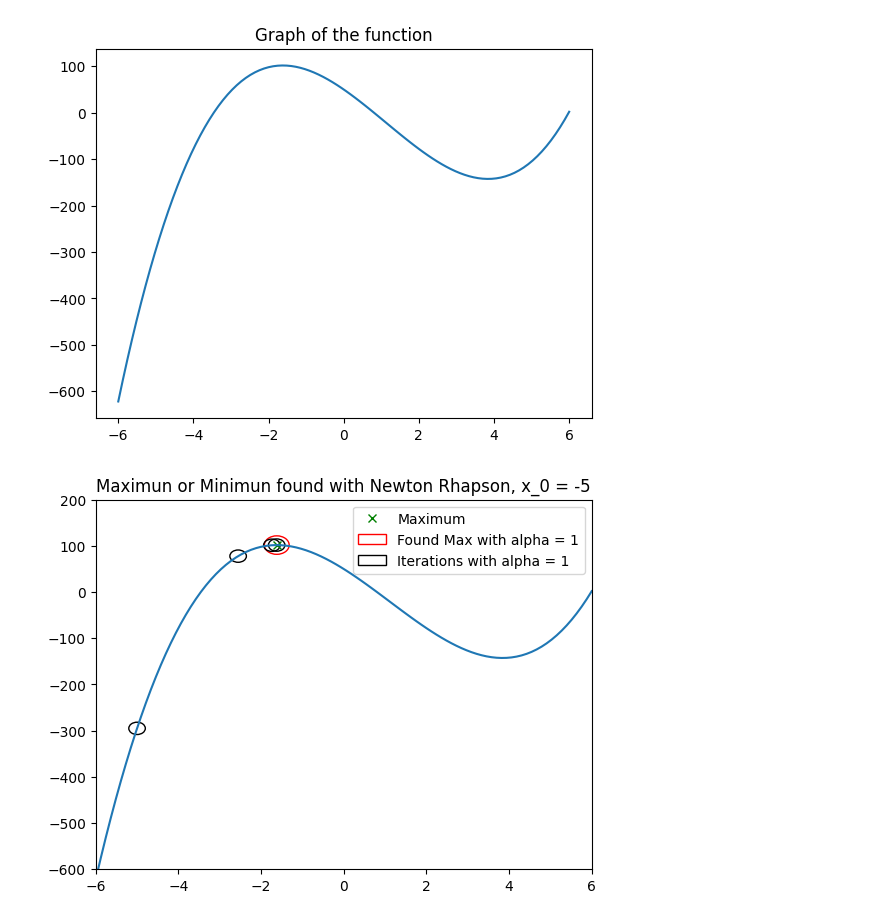
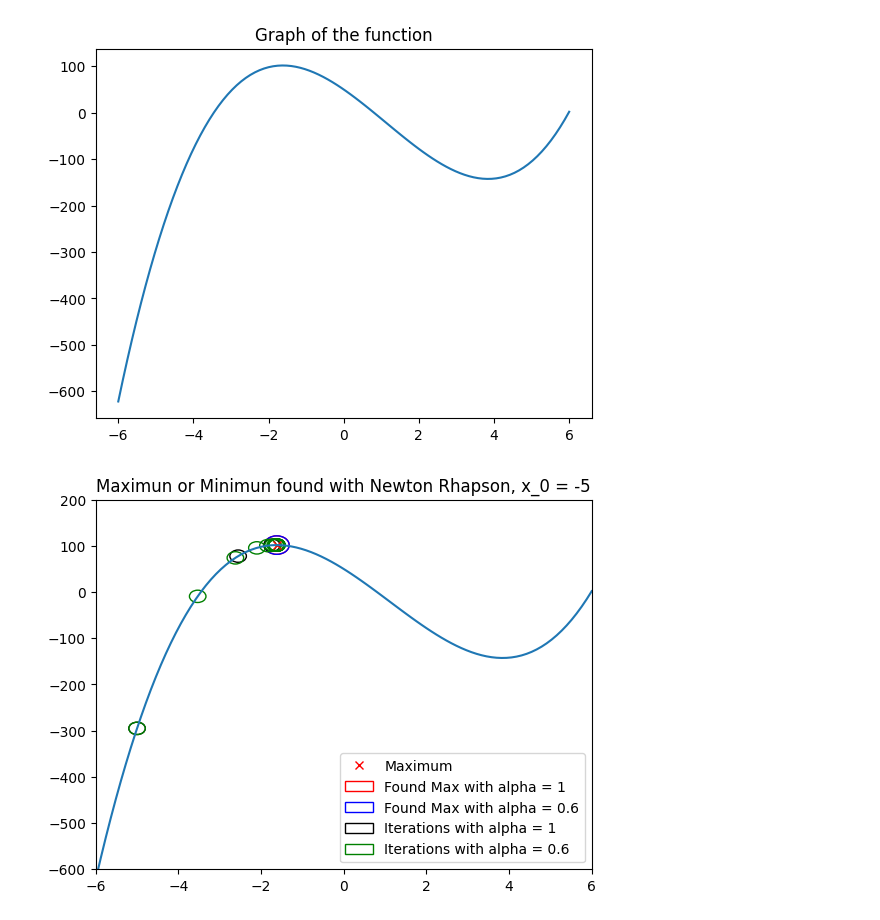
Before and after one commit to David-Fuq/Lab5-MOS-NewtonRhapson, a Jupyter notebook: Lab5-MOS-NewtonRhapson.ipynb, the cells around one changed output. Cells and saved outputs as stored; diff of their text form; code cells hidden in the pictures.

```diff
--- a/Lab5-MOS-NewtonRhapson.ipynb
+++ b/Lab5-MOS-NewtonRhapson.ipynb
@@ -55,11 +55,18 @@ min_or_max = NewtonRaphson(x0 = inicio , a=1, tol=0.0001)[0]
 #Iterations by Newton Method with alpha = 1
 iterations = NewtonRaphson(x0 = inicio , a=1, tol=0.0001)[1]
 
+#Iterations by Newton Method with alpha = 0.6
+iterations2 = NewtonRaphson(x0 = inicio , a=0.6, tol=0.0001)[1]
 
+#Point found by Newton Method with alpha = 0.6
+min_or_max2 = NewtonRaphson(x0 = inicio , a=0.6, tol=0.0001)[0]
 
 
 #Coordinates of max or min point
 xy = (min_or_max, func(min_or_max))
+
+#Coordinates of max or min point with alpha = 0.6
+xy2 = (min_or_max2, func(min_or_max2))
 
 x_range = 6 - (-6)
 y_range = 200 - (-600)
@@ -72,35 +79,53 @@ height = (y_range / x_range) * width
 #Create the Ellipse
 circle1 = Ellipse(xy=xy, width=width, height=height, color='r', fill=False, label= "Found Max with alpha = 1")
 
+#Create the Ellipse with alpha = 0.6
+circle2 = Ellipse(xy=xy2, width=width, height=height, color='blue', fill=False, label= "Found Max with alpha = 0.6")
+
 #Graph the function and the max or min
 fig, ax = plt.subplots()
 ax = plt.gca()
 ax.cla()
 ax.set_xlim((-6, 6))
 ax.set_ylim((-600, 200))
-ax.plot(min_or_max, func(min_or_max), 'x', color='green', label = "Maximum")
+ax.plot(min_or_max, func(min_or_max), 'x', color='red', label = "Maximum")
 ax.add_patch(circle1)
+ax.add_patch(circle2)
 ax.plot(range, values)
 ax.set_title("Maximun or Minimun found with Newton Rhapson, x_0 = -5")
 
 #Graph the points of iteration for alpha = 1
 radius = 0.2
 width = radius * 2
 height = (y_range / x_range) * width
 
 circle = Ellipse(xy=iterations[0], width=width, height=height, color='black', fill=False, label= "Iterations with alpha = 1")
 ax.add_patch(circle)
 
 iterations.pop(0)
 
 for iteration in iterations:
     circle1 = Ellipse(xy=iteration, width=width, height=height, color='black', fill=False, label= "_nolegend_")
     ax.add_patch(circle1)
 
+#Graph the points of iteration for alpha = 0.6
+radius = 0.2
+width = radius * 2
+height = (y_range / x_range) * width
+
+circle = Ellipse(xy=iterations2[0], width=width, height=height, color='green', fill=False, label= "Iterations with alpha = 0.6")
+ax.add_patch(circle)
+
+iterations2.pop(0)
+
+for iteration in iterations2:
+    circle2 = Ellipse(xy=iteration, width=width, height=height, color='green', fill=False, label= "_nolegend_")
+    ax.add_patch(circle2)
+
 
 
 
 plt.legend()
 plt.show()
 # %% [output]
-[figure, old version]
+[figure, new version]
```
